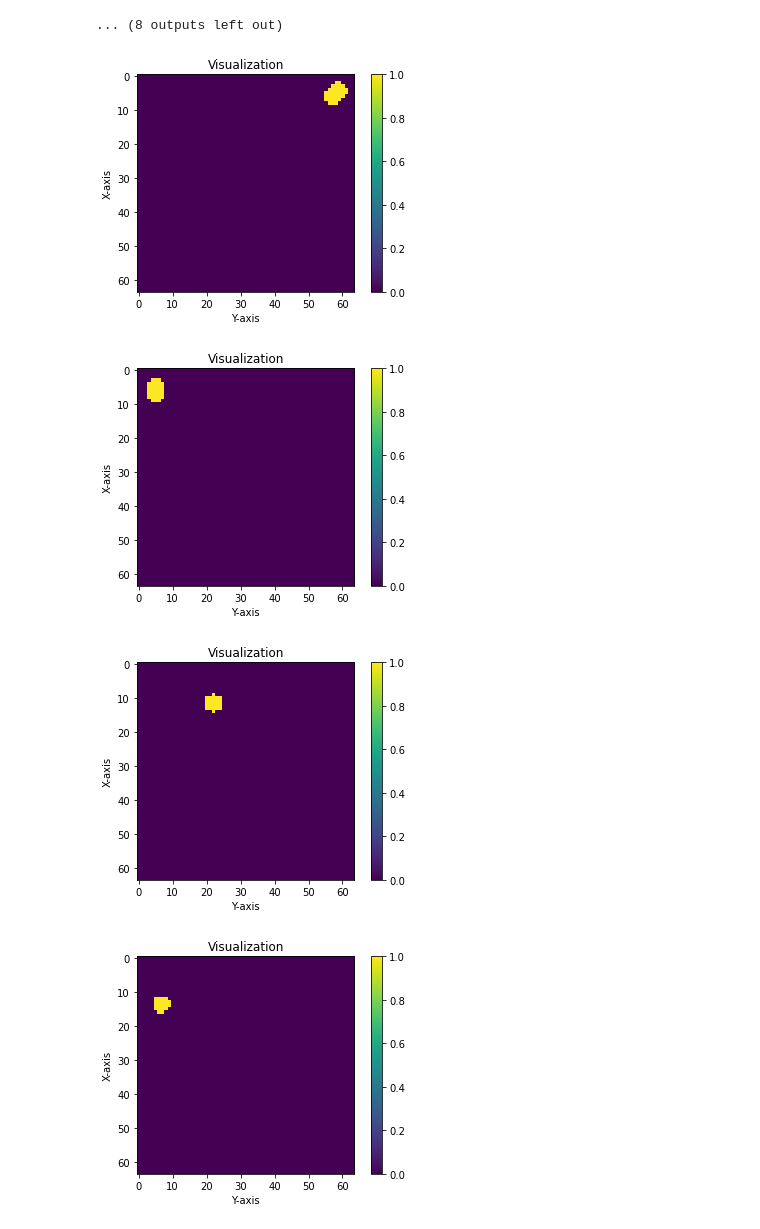
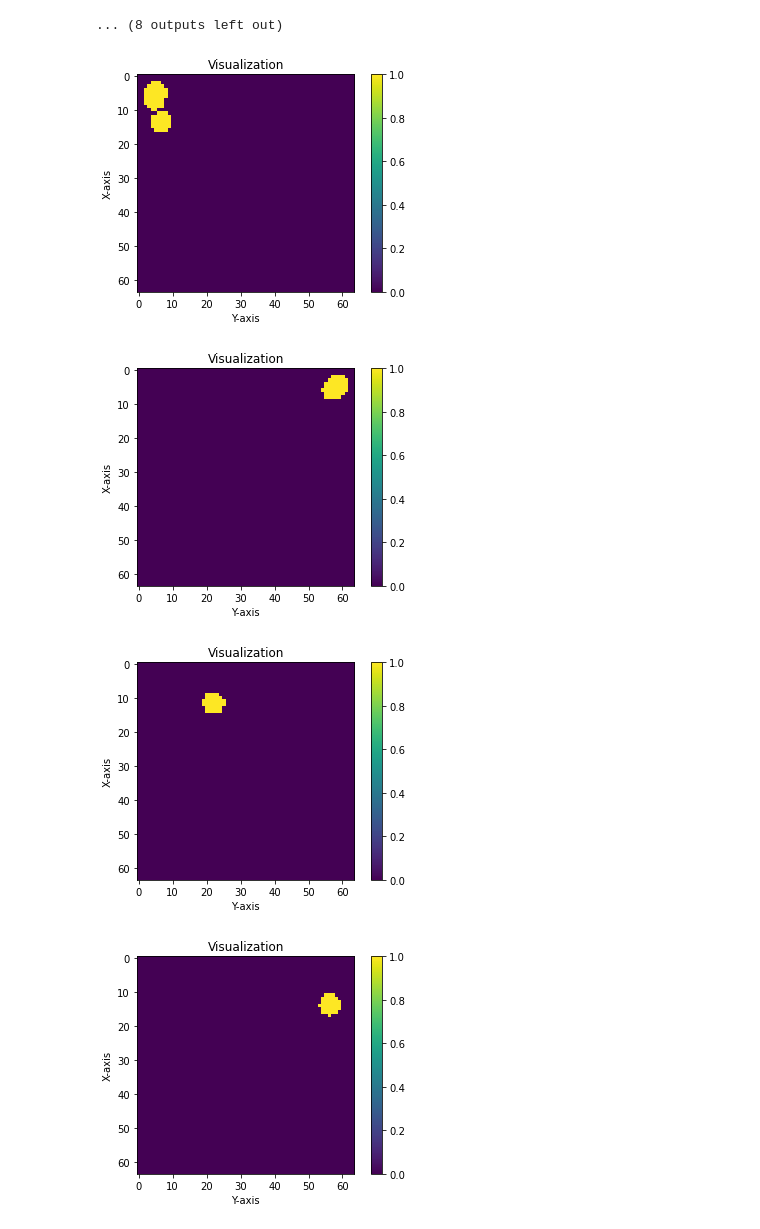
Before and after one commit to xtx2022/Project-1, a Jupyter notebook: read_in.ipynb, the cells around one changed output. Cells and saved outputs as stored; diff of their text form; code cells hidden in the pictures.

```diff
--- a/read_in.ipynb
+++ b/read_in.ipynb
@@ -212,16 +212,16 @@ def find_clusters(image, threshold = 0):
             image_copy[masks[-1] == 1] = 0
     return masks
 # %%
-masks = find_clusters(images[7].raw_image, 0)
+masks = find_clusters(images[7].raw_image, 40)
 for i in range(len(masks)):
     plt.imshow(masks[i], cmap='viridis')
     plt.colorbar()  # Adding a colorbar to show intensity scale
     plt.title('Visualization')
     plt.xlabel('Y-axis')
     plt.ylabel('X-axis')
     plt.show()
 # %% [output]
-[figure, old version]
+[figure, new version]
-[figure, old version]
+[figure, new version]
-[figure, old version]
+[figure, new version]
-[figure, old version]
+[figure, new version]
```
Also changed, not shown: parts of 2 cells of this notebook, 1 other file.
